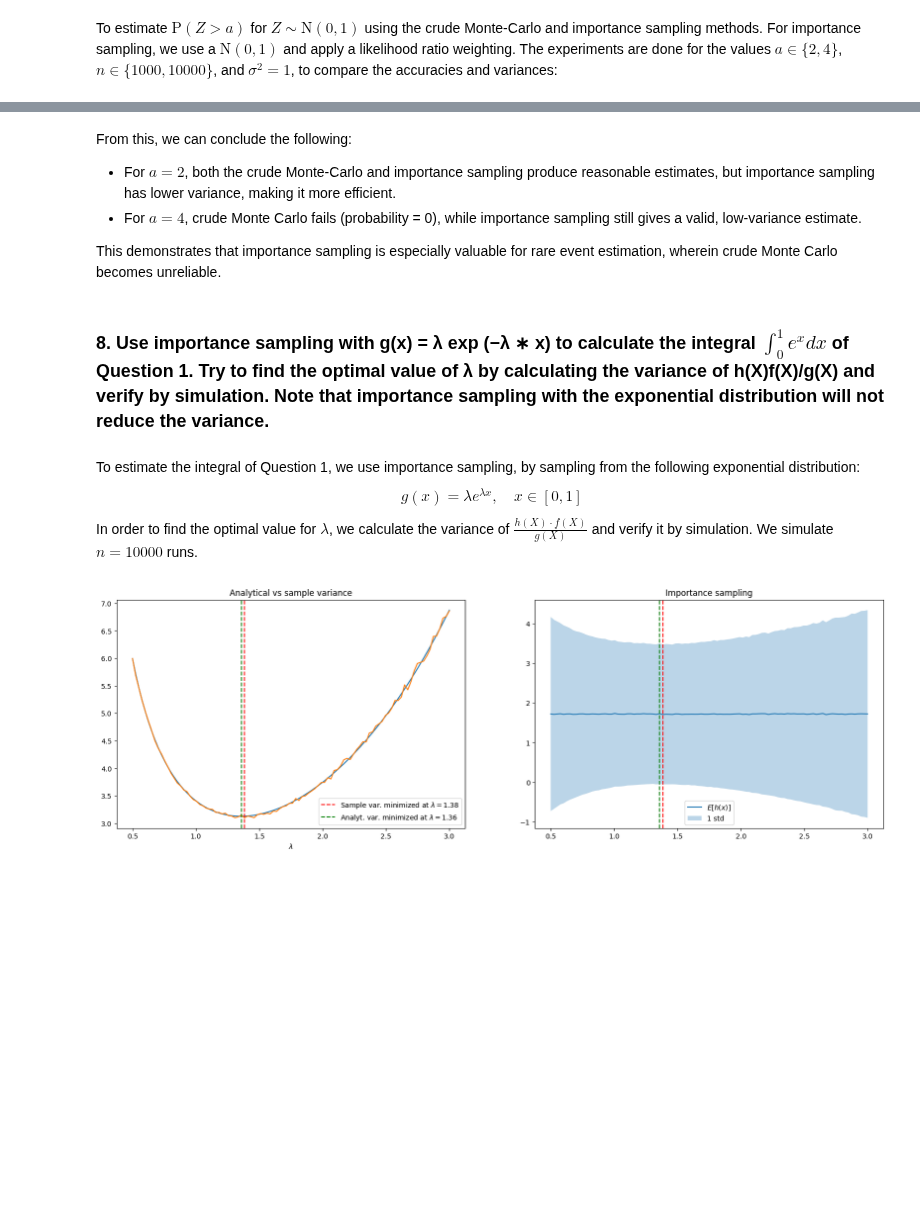
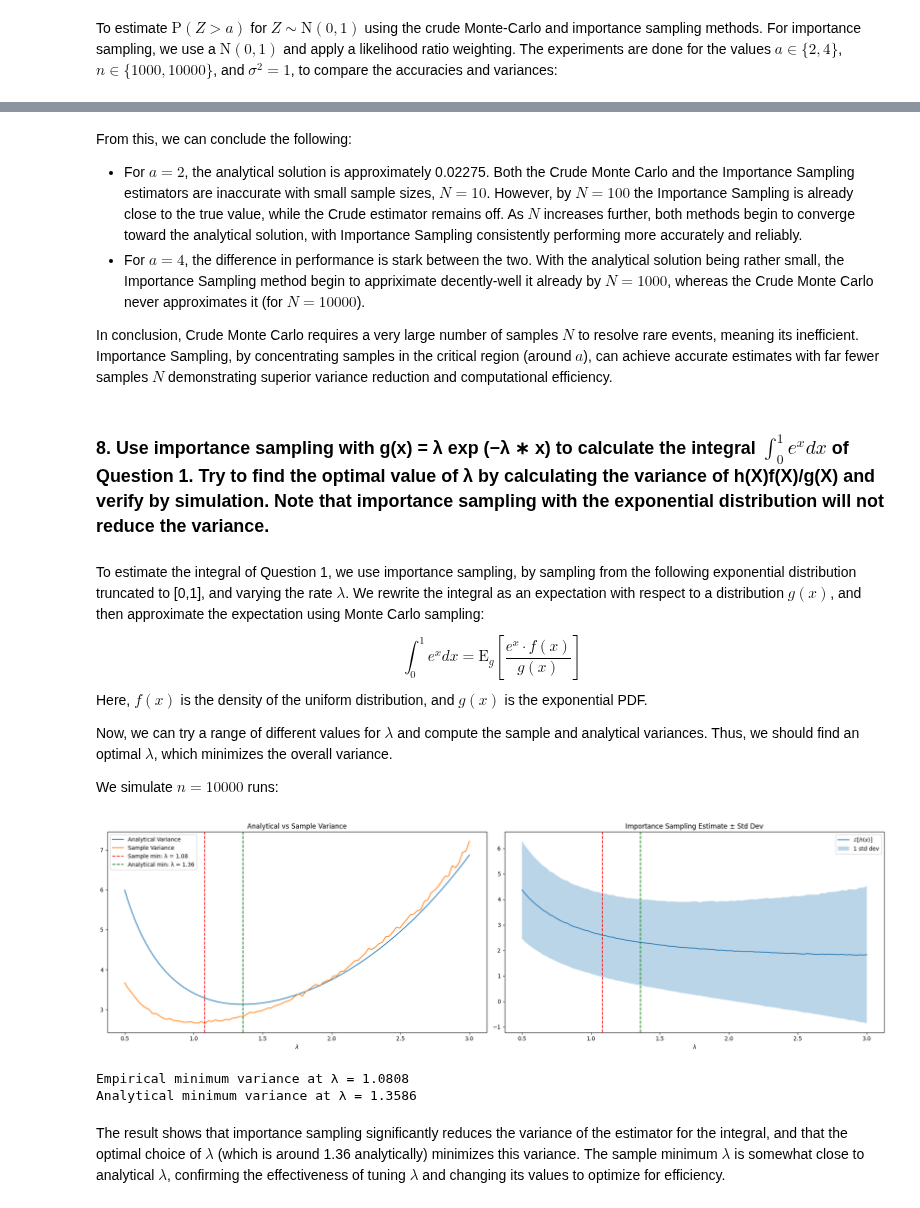
Before and after one commit to AntonJorg/stochastic_simulation, a Jupyter notebook: exercises_final/Exercise5.ipynb, the cells around one changed output, grey strips where cells are left out. Drawn from its saved outputs; the diff is of its cells as text; code cells hidden in the pictures; blank space fills up the shorter version.

```diff
--- a/exercises_final/Exercise5.ipynb
+++ b/exercises_final/Exercise5.ipynb
@@ -339,65 +420,74 @@ Importance sampling: 0.000031
 # %% [markdown]
 From this, we can conclude the following:
 
-- For $a=2$, both the crude Monte-Carlo and importance sampling produce reasonable estimates, but importance sampling has lower variance, making it more efficient.
-- For $a=4$, crude Monte Carlo fails  (probability = 0), while importance sampling still gives a valid, low-variance estimate.
+- For $a=2$, the analytical solution is approximately 0.02275. Both the Crude Monte Carlo and the Importance Sampling estimators are inaccurate with small sample sizes, $N=10$. However, by $N=100$ the Importance Sampling is already close to the true value, while the Crude estimator remains off. As $N$ increases further, both methods begin to converge toward the analytical solution, with Importance Sampling consistently performing more accurately and reliably.
+- For $a=4$, the difference in performance is stark between the two. With the analytical solution being rather small, the Importance Sampling method begin to appriximate decently-well it already by $N=1000$, whereas the Crude Monte Carlo never approximates it (for $N=10000$).
 
-This demonstrates that importance sampling is especially valuable for rare event estimation, wherein crude Monte Carlo becomes unreliable.
+In conclusion, Crude Monte Carlo requires a very large number of samples $N$ to resolve rare events, meaning its inefficient. Importance Sampling, by concentrating samples in the critical region (around $a$), can achieve accurate estimates with far fewer samples $N$ demonstrating superior variance reduction and computational efficiency.
 # %% [markdown]
 ### 8. Use importance sampling with g(x) = λ exp (−λ ∗ x) to calculate the integral $\int ^1 _0 e^x dx$ of Question 1. Try to find the optimal value of λ by calculating the variance of h(X)f(X)/g(X) and verify by simulation. Note that importance sampling with the exponential distribution will not reduce the variance.
 # %% [markdown]
-To estimate the integral of Question 1, we use importance sampling, by sampling from the following exponential distribution:
+To estimate the integral of Question 1, we use importance sampling, by sampling from the following exponential distribution truncated to [0,1], and varying the rate $\lambda$. We rewrite the integral as an expectation with respect to a distribution $g(x)$, and then approximate the expectation using Monte Carlo sampling:
 $$
-g(x) = \lambda e ^{\lambda x}, \quad x\in[0,1]
+\int _0 ^1 e^x dx = \text{E}_g  [\frac{e^x\cdot f(x)}{g(x)}]
 $$
+Here, $f(x)$ is the density of the uniform distribution, and $g(x)$ is the exponential PDF.
 
-In order to find the optimal value for $\lambda$, we calculate the variance of $\frac{h(X)\cdot f(X)}{g(X)}$ and verify it by simulation. We simulate $n=10000$ runs.
+Now, we can try a range of different values for $\lambda$ and compute the sample and analytical variances. Thus, we should find an optimal $\lambda$, which minimizes the overall variance.
+
+We simulate $n=10000$ runs:
 # %%
 n = 100
 vars = np.empty(n)
 means = np.empty(n)
 lambdas = np.linspace(0.5, 3.0, n)
 
 def analytical_variance(xs):
     squared_variance = (np.exp(1) - 1) ** 2
-    variance_of_square = 1/xs * 1/(2 + xs) * (np.exp(2 + xs) - 1)
+    variance_of_square = 1 / xs / (2 + xs) * (np.exp(2 + xs) - 1)
     return variance_of_square - squared_variance
-
 
 for i, gamma in enumerate(lambdas):
     g = expon(scale=1/gamma)
     gs = g.rvs(size=100_000)
 
-    # remember to include the uniform pdf, since the exponential
-    # has support outside [0, 1)
     samples = np.exp(gs) * uniform.pdf(gs) / g.pdf(gs)
+    samples = samples[gs <= 1]
 
     means[i] = np.mean(samples)
     vars[i] = np.var(samples)
 
 min_idx = np.argmin(vars)
-
-stds = np.sqrt(vars)
-
 analyt_vars = analytical_variance(lambdas)
 analyt_min_idx = np.argmin(analyt_vars)
+stds = np.sqrt(vars)
 
 fig, (ax1, ax2) = plt.subplots(1, 2, figsize=(20, 6))
 
-ax1.set_title("Analytical vs sample variance")
-ax1.plot(lambdas, analyt_vars)
-ax1.plot(lambdas, vars)
+ax1.set_title("Analytical vs Sample Variance")
+ax1.plot(lambdas, analyt_vars, label="Analytical Variance")
+ax1.plot(lambdas, vars, label="Sample Variance")
 ax1.set_xlabel(r"$\lambda$")
-ax1.axvline(lambdas[min_idx], linestyle="--", color="r", label=f"Sample var. minimized at $\\lambda = {lambdas[min_idx]:.2f}$")
-ax1.axvline(lambdas[analyt_min_idx], linestyle="--", color="g", label=f"Analyt. var. minimized at $\\lambda = {lambdas[analyt_min_idx]:.2f}$")
+ax1.axvline(lambdas[min_idx], linestyle="--", color="r",
+            label=f"Sample min: λ = {lambdas[min_idx]:.2f}")
+ax1.axvline(lambdas[analyt_min_idx], linestyle="--", color="g",
+            label=f"Analytical min: λ = {lambdas[analyt_min_idx]:.2f}")
 ax1.legend()
 
-ax2.plot(lambdas, means, label=r"$E[h(x)]$")
-ax2.fill_between(lambdas, means - stds, means + stds, alpha=0.3, label='1 std')
+ax2.plot(lambdas, means, label=r"$\mathbb{E}[h(x)]$")
+ax2.fill_between(lambdas, means - stds, means + stds, alpha=0.3, label="1 std dev")
 ax2.axvline(lambdas[min_idx], linestyle="--", color="r")
 ax2.axvline(lambdas[analyt_min_idx], linestyle="--", color="g")
-ax2.set_title("Importance sampling")
+ax2.set_title("Importance Sampling Estimate ± Std Dev")
+ax2.set_xlabel(r"$\lambda$")
 ax2.legend()
+plt.tight_layout()
 plt.show()
+print(f"Empirical minimum variance at λ = {lambdas[min_idx]:.4f}")
+print(f"Analytical minimum variance at λ = {lambdas[analyt_min_idx]:.4f}")
 # %% [output]
-[figure, old version]
+[figure, new version]
+Empirical minimum variance at λ = 1.0808
+Analytical minimum variance at λ = 1.3586
+# %% [markdown]
+The result shows that importance sampling significantly reduces the variance of the estimator for the integral, and that the optimal choice of $\lambda$ (which is around 1.36 analytically) minimizes this variance. The sample  minimum $\lambda$ is somewhat close to analytical $\lambda$, confirming the effectiveness of tuning $\lambda$ and changing its values to optimize for efficiency.
```
Also changed, not shown: parts of 8 cells of this notebook.
